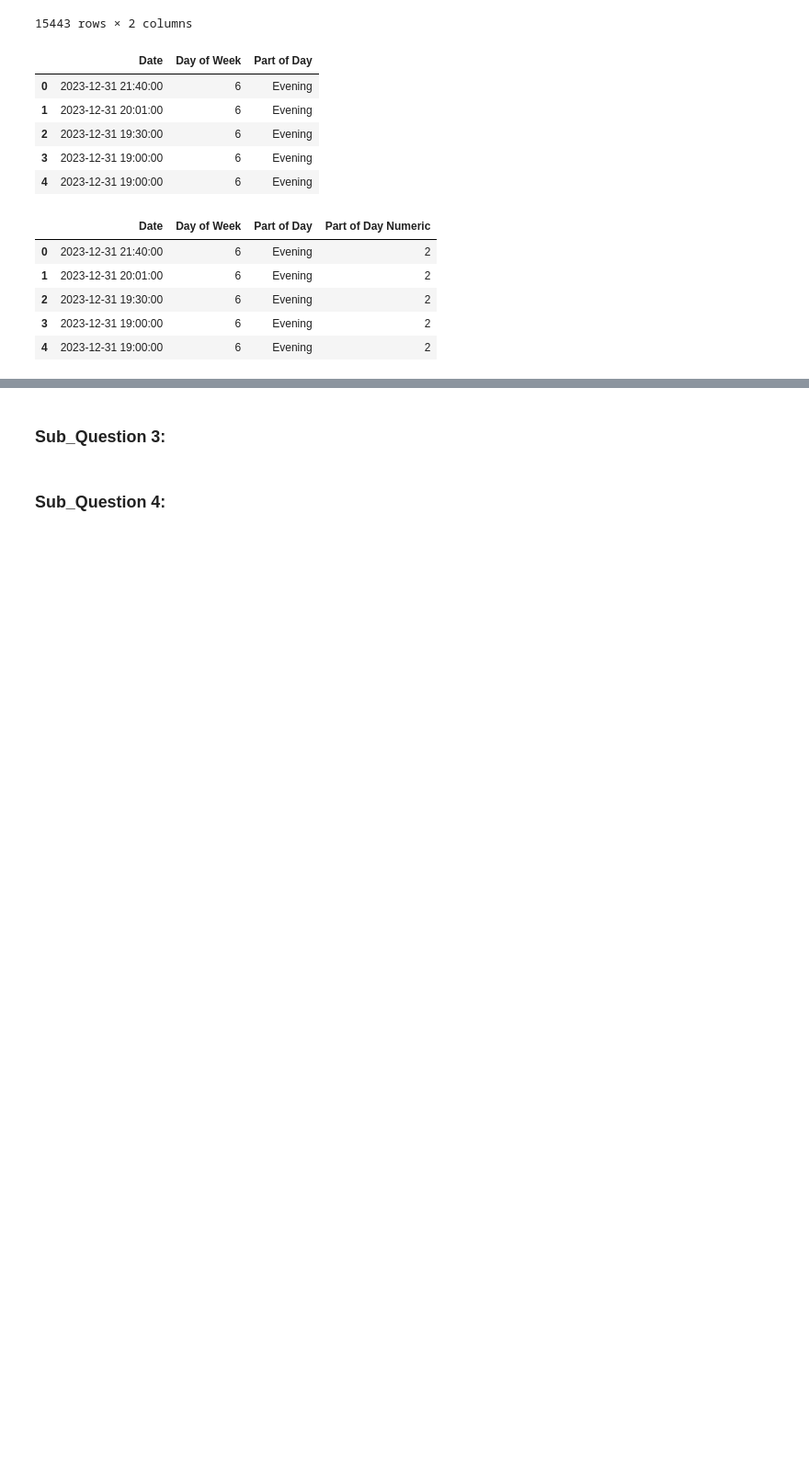
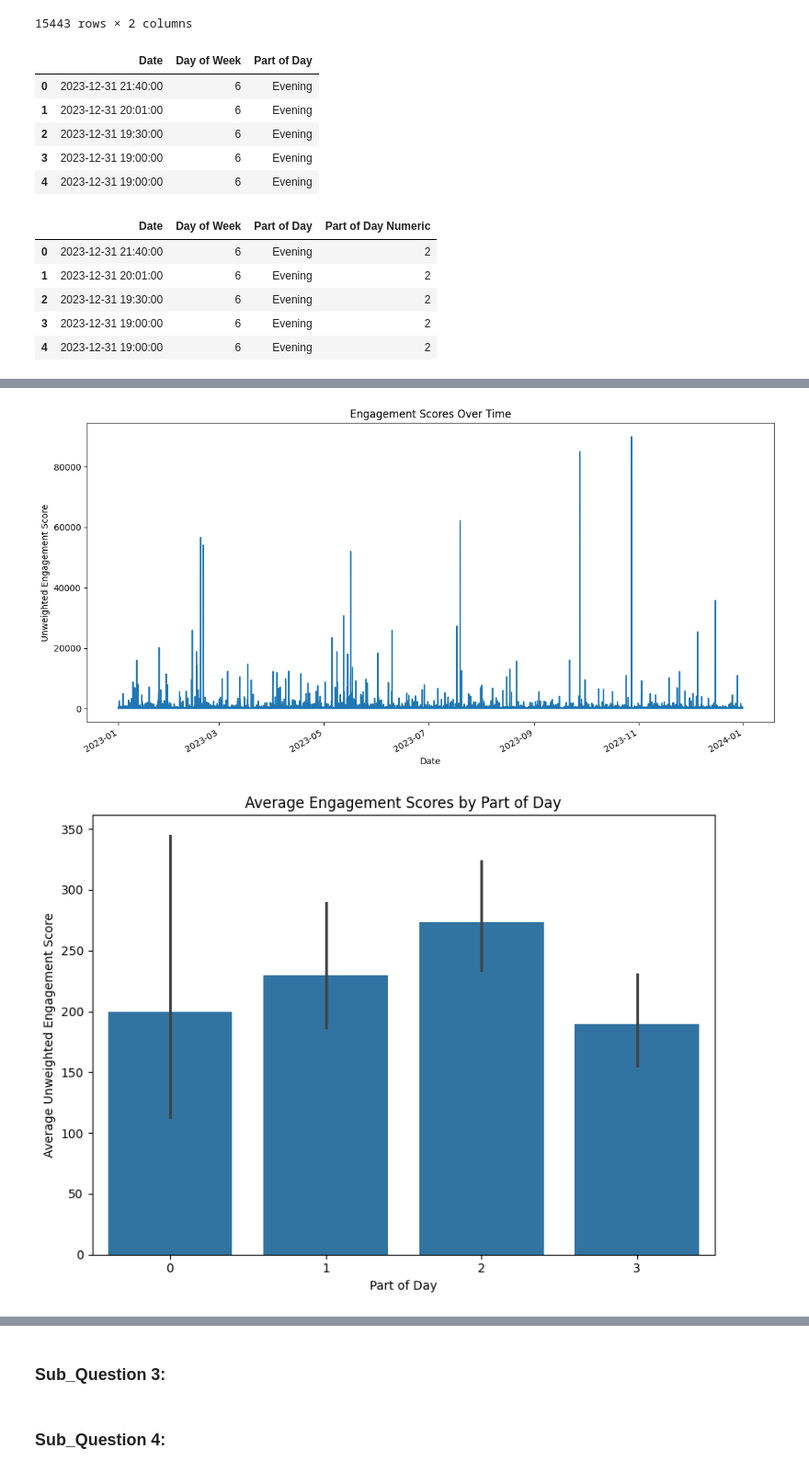
Before and after one commit to alvaarro/DigitalMarketingStrategy, a Jupyter notebook: Dataframes.ipynb, the cells around one changed output, grey strips where cells are left out. Shown at 92% size. Drawn from its saved outputs; the diff is of its cells as text; code cells hidden in the pictures; blank space fills up the shorter version.

```diff
--- a/Dataframes.ipynb
+++ b/Dataframes.ipynb
@@ -424,0 +487,41 @@ Day 6, Part of Day 3: p-value=1.0000
+# %%
+import matplotlib.pyplot as plt
+import seaborn as sns
+import pandas as pd
+
+# Assuming 'merged_df' is your DataFrame and it's already loaded
+
+# Ensure 'Date' is a datetime type
+merged_df['Date'] = pd.to_datetime(merged_df['Date'])
+
+# Plot 1: Engagement Over Time
+plt.figure(figsize=(12, 6))
+merged_df.set_index('Date')['Unweighted_Engagement_Score'].plot()
+plt.title('Engagement Scores Over Time')
+plt.ylabel('Unweighted Engagement Score')
+plt.xlabel('Date')
+plt.tight_layout()
+plt.show()
+
+# Plot 2: Average Engagement Scores by Part of Day
+plt.figure(figsize=(8, 6))
+sns.barplot(x='Part of Day Numeric', y='Unweighted_Engagement_Score', data=merged_df, estimator=np.mean)
+plt.title('Average Engagement Scores by Part of Day')
+plt.ylabel('Average Unweighted Engagement Score')
+plt.xlabel('Part of Day')
+plt.tight_layout()
+plt.show()
+
+# For 'Day of the Week', assuming 0 = Monday, ..., 6 = Sunday
+# Plot 3: Average Engagement Scores by Day of the Week
+plt.figure(figsize=(8, 6))
+sns.barplot(x='Day of Week', y='Unweighted_Engagement_Score', data=merged_df, estimator=np.mean)
+plt.title('Average Engagement Scores by Day of the Week')
+plt.ylabel('Average Unweighted Engagement Score')
+plt.xlabel('Day of Week')
+plt.xticks(ticks=range(7), labels=['Mon', 'Tue', 'Wed', 'Thu', 'Fri', 'Sat', 'Sun'])
+plt.tight_layout()
+plt.show()
+# %% [output]
+[figure, added]
+[figure, added]
```
Also changed, not shown: parts of 12 cells of this notebook.
